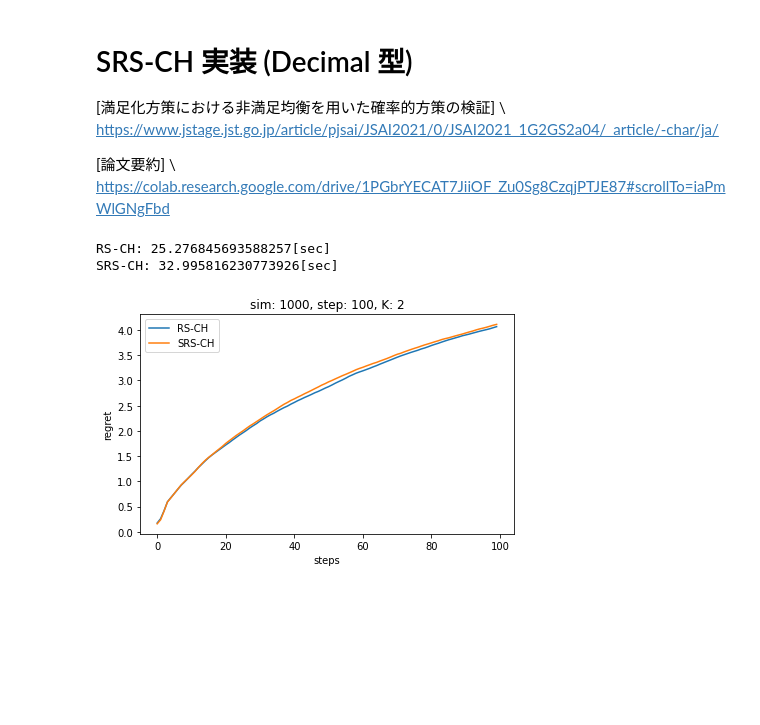
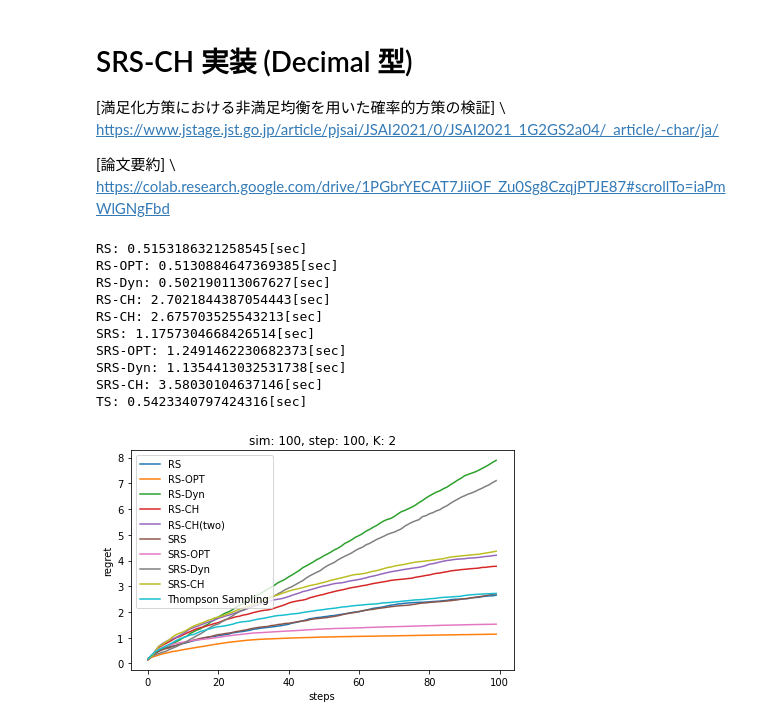
Before and after one commit to astrfo/SRS-CH, a Jupyter notebook: SRS_CH_Decimal.ipynb, the cells around one changed output. Drawn from its saved outputs; the diff is of its cells as text; code cells hidden in the pictures; blank space fills up the shorter version.

```diff
--- a/SRS_CH_Decimal.ipynb
+++ b/SRS_CH_Decimal.ipynb
@@ -343,8 +347,12 @@ class SRS_OPT(object):
         self._pi = self._SRS / np.sum(self._SRS)
 
     def select_arm(self):
-        arm = np.random.choice(len(self._pi), p=self._pi)
-        return arm
+        current_prob = Decimal(f'{np.random.rand()}')
+        for i in range(self._K):
+            if current_prob > Decimal(f'{np.sum(self._pi[0:i+1])}'):
+                continue
+            else:
+                return i
 
     def update(self, arm, reward):
         self._alpha = 1 / (1 + self._n[arm])
@@ -368,7 +376,7 @@ class SRS_Dyn(object):
         self._epsilon = Decimal('1e-6')
         self._K = K
         self._alpha = None
-        self._beta = Decimal('0.001')      # 進捗報告 2021/08/16までの結果より
+        self._beta = Decimal('0.001')
         self._V = None
         self._n = None
         self._N = None
@@ -380,7 +388,7 @@ class SRS_Dyn(object):
         self._pi = None
 
     def initialize(self):
-        self._aleph = Decimal('1.0')       # th2021 M1-01非定常環境に対応する確率的認知的満足化 - 総合考察より
+        self._aleph = Decimal('1.0')
         self._V = np.array([Decimal('0.5')] * self._K)
         cpV = copy.deepcopy(self._V)
         if self._V.max() > self._aleph: cpV -= cpV.max() - self._aleph + self._epsilon
@@ -393,8 +401,12 @@ class SRS_Dyn(object):
         self._pi = self._SRS / np.sum(self._SRS)
 
     def select_arm(self):
-        arm = np.random.choice(len(self._pi), p=self._pi)
-        return arm
+        current_prob = Decimal(f'{np.random.rand()}')
+        for i in range(self._K):
+            if current_prob > Decimal(f'{np.sum(self._pi[0:i+1])}'):
+                continue
+            else:
+                return i
 
     def update(self, arm, reward):
         self._alpha = 1 / (1 + self._n[arm])
@@ -443,13 +455,12 @@ class SRS_CH(object):
         self._pi = self._SRS / np.sum(self._SRS)
 
     def select_arm(self):
-        # arm = np.random.choice(len(self._pi), p=self._pi)
-        tmp = Decimal(f'{np.random.rand()}')
-        if Decimal('0.0') <= tmp < self._pi[0]:
-            arm = 0
-        else:
-            arm = 1
-        return arm
+        current_prob = Decimal(f'{np.random.rand()}')
+        for i in range(self._K):
+            if current_prob > Decimal(f'{np.sum(self._pi[0:i+1])}'):
+                continue
+            else:
+                return i
 
     def update(self, arm, reward):
         self._alpha = 1 / (1 + self._n[arm])
@@ -483,11 +494,8 @@ class Simulator(object):
     """
 
     def __init__(self, trial, step, K):
-        # self._policy = {TS(K): 'TS', RS(K): 'RS', RS_OPT(K): 'RS-OPT', RS_CH(K): 'RS-CH', SRS(K): 'SRS', SRS_OPT(K): 'SRS-OPT', SRS_CH(K): 'SRS-CH'}
-        # self._policy_plot_name = ['Thompson Sampling', 'RS($ℵ=p_1$)', 'RS-OPT', 'RS-CH', 'SRS($ℵ=p_1$)', 'SRS-OPT(ε=1e-6)', 'SRS-CH',]
-        self._policy = {RS_CH2(K): 'RS-CH', SRS_CH(K): 'SRS-CH'}
-        self._policy_plot_name = ['RS-CH', 'SRS-CH']
-
+        self._policy = {RS(K): 'RS', RS_OPT(K): 'RS-OPT', RS_Dyn(K): 'RS-Dyn', RS_CH(K): 'RS-CH', RS_CH2(K): 'RS-CH', SRS(K): 'SRS', SRS_OPT(K): 'SRS-OPT', SRS_Dyn(K): 'SRS-Dyn', SRS_CH(K): 'SRS-CH', TS(K): 'TS'}
+        self._policy_plot_name = ['RS', 'RS-OPT', 'RS-Dyn', 'RS-CH', 'RS-CH(two)', 'SRS', 'SRS-OPT', 'SRS-Dyn', 'SRS-CH', 'Thompson Sampling']
         self._trial = trial
         self._step = step
         self._K = K
@@ -511,7 +519,6 @@ class Simulator(object):
                     reward = self._env.play(arm)
                     policy.update(arm, reward)
                     self.calc_regret(t, s, arm)
-                    # if s % 2000 == 0: self._env.init_prob()       # 非定常環境
             elapsed_time = time.time() - start
             print(f'{name}: {elapsed_time}[sec]')
             self.print_regret()
@@ -530,14 +537,22 @@ class Simulator(object):
         self.ax.legend(labels=self._policy_plot_name, loc="upper left")
 # %%
 def main():
-    trial = 1000
+    trial = 100
     step = 100
     K = 2
     sim = Simulator(trial, step, K)
     sim.run()
 
 main()
 # %% [output]
-RS-CH: 25.276845693588257[sec]
-SRS-CH: 32.995816230773926[sec]
+RS: 0.5153186321258545[sec]
+RS-OPT: 0.5130884647369385[sec]
+RS-Dyn: 0.502190113067627[sec]
+RS-CH: 2.7021844387054443[sec]
+RS-CH: 2.675703525543213[sec]
+SRS: 1.1757304668426514[sec]
+SRS-OPT: 1.2491462230682373[sec]
+SRS-Dyn: 1.1354413032531738[sec]
+SRS-CH: 3.58030104637146[sec]
+TS: 0.5423340797424316[sec]
-[figure, old version]
+[figure, new version]
```
Also changed, not shown: parts of 3 cells of this notebook.
